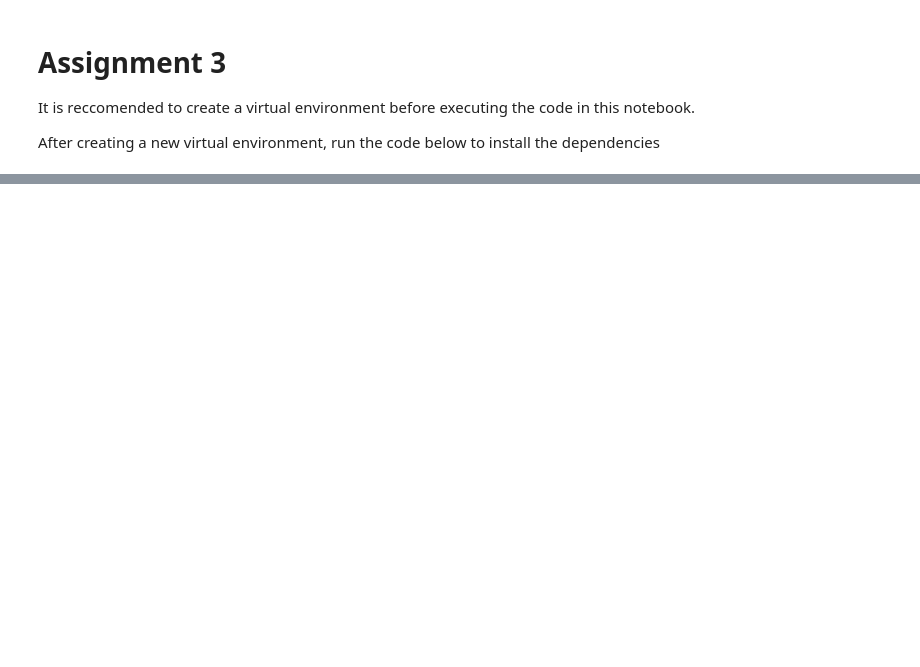
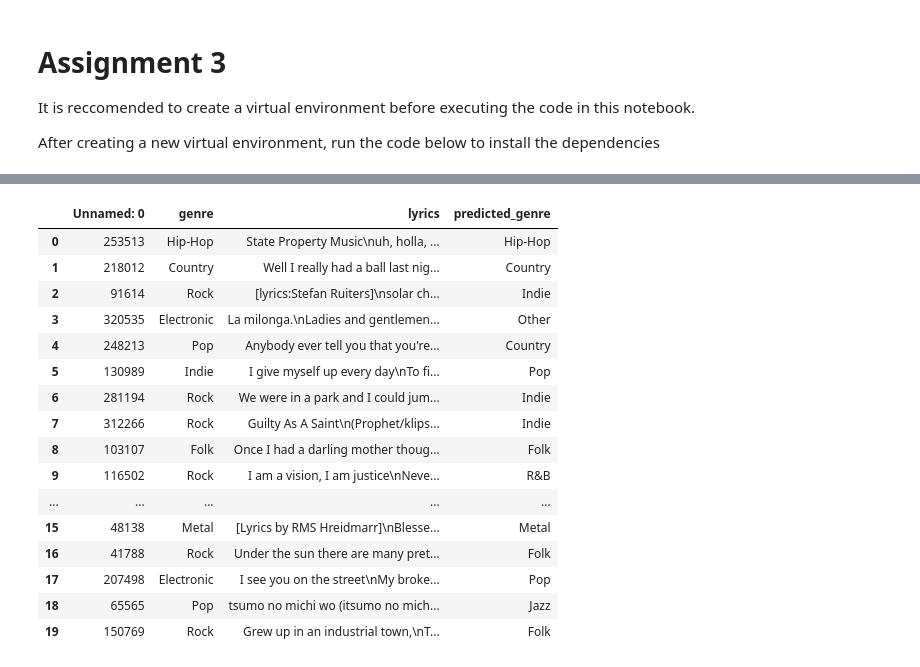
Before and after one commit to tijn-donners/analyzing_data_assignments, a Jupyter notebook: assignment3/Assignment 3.ipynb, the cells around one changed output, grey strips where cells are left out. Drawn from its saved outputs; the diff is of its cells as text; code cells hidden in the pictures; blank space fills up the shorter version.

Commit message:
major update; inference finished and saved locally, reports added, readme updated

```diff
--- a/assignment3/Assignment 3.ipynb
+++ b/assignment3/Assignment 3.ipynb
@@ -62,0 +102,21 @@ Hey! What's up? How can I help you today?
+# %%
+zeroshot = pd.read_csv("results/zeroshot_ministral-14B.csv") # load in the saved results of the zero-shot prompting
+zeroshot.head(20)
+# %% [output]
+|  | Unnamed: 0 | genre | lyrics | predicted_genre |
+| 0 | 253513 | Hip-Hop | State Property Music\nuh, holla, ... | Hip-Hop |
+| 1 | 218012 | Country | Well I really had a ball last nig... | Country |
+| 2 | 91614 | Rock | [lyrics:Stefan Ruiters]\nsolar ch... | Indie |
+| 3 | 320535 | Electronic | La milonga.\nLadies and gentlemen... | Other |
+| 4 | 248213 | Pop | Anybody ever tell you that you're... | Country |
+| 5 | 130989 | Indie | I give myself up every day\nTo fi... | Pop |
+| 6 | 281194 | Rock | We were in a park and I could jum... | Indie |
+| 7 | 312266 | Rock | Guilty As A Saint\n(Prophet/klips... | Indie |
+| 8 | 103107 | Folk | Once I had a darling mother thoug... | Folk |
+| 9 | 116502 | Rock | I am a vision, I am justice\nNeve... | R&B |
+| ... | ... | ... | ... | ... |
+| 15 | 48138 | Metal | [Lyrics by RMS Hreidmarr]\nBlesse... | Metal |
+| 16 | 41788 | Rock | Under the sun there are many pret... | Folk |
+| 17 | 207498 | Electronic | I see you on the street\nMy broke... | Pop |
+| 18 | 65565 | Pop | tsumo no michi wo (itsumo no mich... | Jazz |
+| 19 | 150769 | Rock | Grew up in an industrial town,\nT... | Folk |
```
Also changed, not shown: parts of 23 cells of this notebook, 8 other files.
